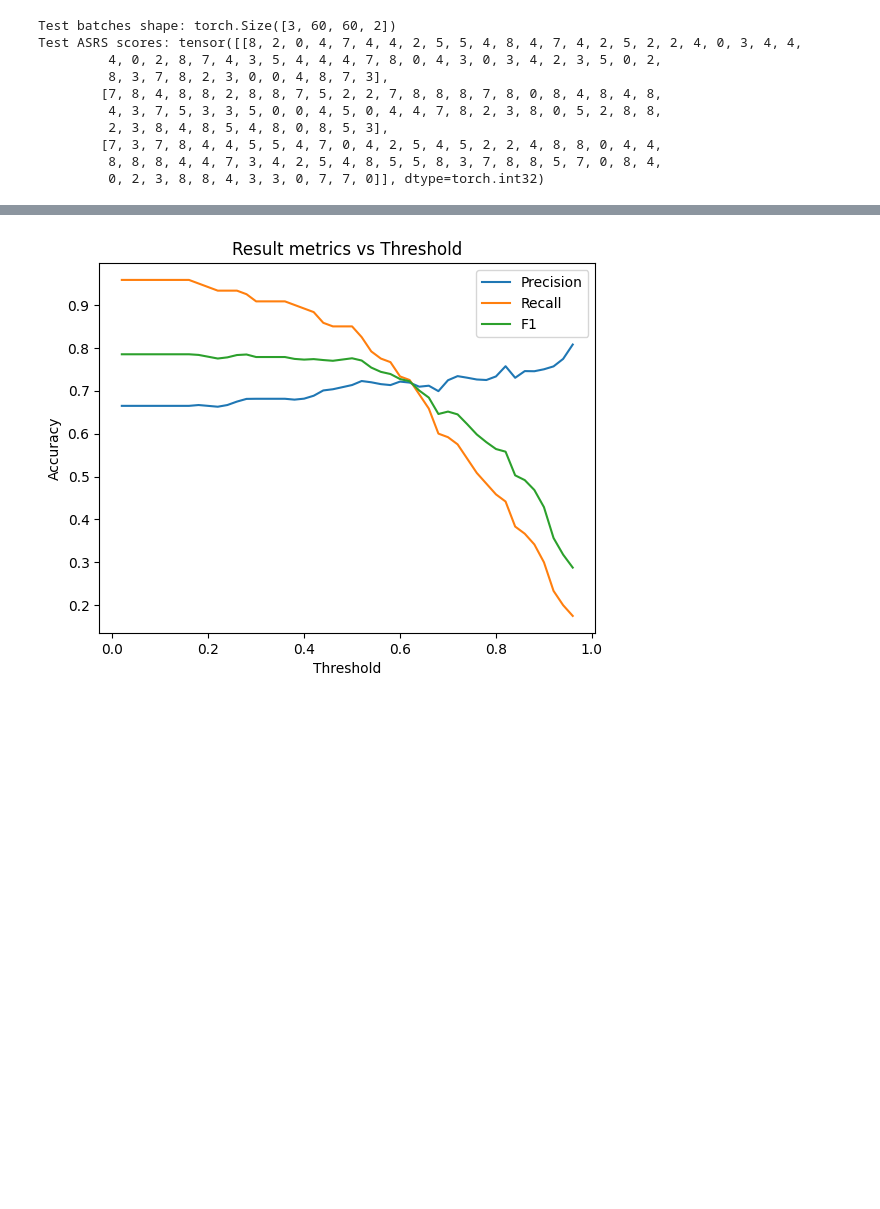
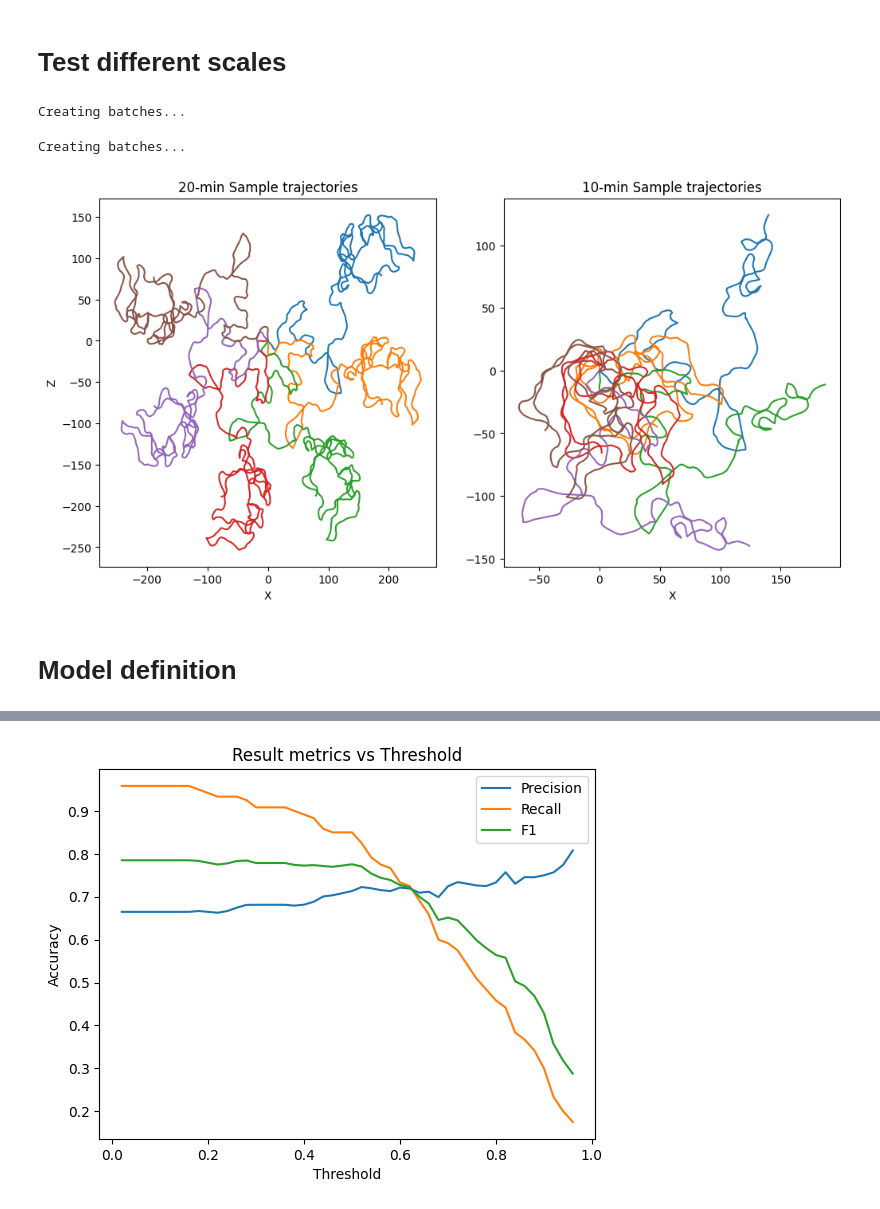
Before and after one commit to TomFiz/neuroforest, a Jupyter notebook: neuroforest-master/notebooks/analyze_trajectories.ipynb, the cells around one changed output, grey strips where cells are left out. Drawn from its saved outputs; the diff is of its cells as text; code cells hidden in the pictures; blank space fills up the shorter version.

```diff
--- a/neuroforest-master/notebooks/analyze_trajectories.ipynb
+++ b/neuroforest-master/notebooks/analyze_trajectories.ipynb
@@ -117,17 +92,0 @@ ASRS scores: tensor([[ 0,  2,  5,  5,  6,  1, 12,  6,  2,  4,  6,  6,  5,  5,  2
-# %%
-test_batches, test_asrs = create_batches(dataloader_2024, "uniform", batch_size=batch_size, subsample=True)
-test_HP_adhd = torch.Tensor((np.array(test_asrs) >= 4).astype(int))
-
-print(f"Test batches shape: {test_batches.shape}")
-print(f"Test ASRS scores: {test_asrs}")
-# %% [output]
-Test batches shape: torch.Size([3, 60, 60, 2])
-Test ASRS scores: tensor([[8, 2, 0, 4, 7, 4, 4, 2, 5, 5, 4, 8, 4, 7, 4, 2, 5, 2, 2, 4, 0, 3, 4, 4,
-         4, 0, 2, 8, 7, 4, 3, 5, 4, 4, 4, 7, 8, 0, 4, 3, 0, 3, 4, 2, 3, 5, 0, 2,
-         8, 3, 7, 8, 2, 3, 0, 0, 4, 8, 7, 3],
-        [7, 8, 4, 8, 8, 2, 8, 8, 7, 5, 2, 2, 7, 8, 8, 8, 7, 8, 0, 8, 4, 8, 4, 8,
-         4, 3, 7, 5, 3, 3, 5, 0, 0, 4, 5, 0, 4, 4, 7, 8, 2, 3, 8, 0, 5, 2, 8, 8,
-         2, 3, 8, 4, 8, 5, 4, 8, 0, 8, 5, 3],
-        [7, 3, 7, 8, 4, 4, 5, 5, 4, 7, 0, 4, 2, 5, 4, 5, 2, 2, 4, 8, 8, 0, 4, 4,
-         8, 8, 8, 4, 4, 7, 3, 4, 2, 5, 4, 8, 5, 5, 8, 3, 7, 8, 8, 5, 7, 0, 8, 4,
-         0, 2, 3, 8, 8, 4, 3, 3, 0, 7, 7, 0]], dtype=torch.int32)
@@ -134,3 +106,29 @@ Test ASRS scores: tensor([[8, 2, 0, 4, 7, 4, 4, 2, 5, 5, 4, 8, 4, 7, 4, 2, 5, 2,
+# %% [markdown]
+# Test different scales
+# %%
+batch_size = 6
+scales = [1,2]
+x_1, _ = create_batches(dataloader, "uniform", batch_size, scale=scales[0], subsample=True, augmentation=True, shuffle=False)
+x_2, _ = create_batches(dataloader, "uniform", batch_size, scale=scales[1], subsample=True, augmentation=True, shuffle=False)
+duration_1, duration_2 = x_1.shape[2]//60, x_2.shape[2]//60
+
+# Plot the first 10 trajectories
+fig, axes = plt.subplots(1, 2, figsize=(12, 6))
+for i in range(batch_size):
+    axes[0].plot(x_1[0, i, :, 0].flatten(), x_1[0, i, :, 1].flatten(), label=f'{duration_1}-min trajectories {i+1}')
+    axes[1].plot(x_2[0, i, :, 0].flatten(), x_2[0, i, :, 1].flatten(), label=f'{duration_2}-min trajectories {i+1}')
+axes[0].set_xlabel('X')
+axes[0].set_ylabel('Z')
+axes[0].set_title(f'{duration_1}-min Sample trajectories')
+axes[1].set_xlabel('X')
+axes[1].set_title(f'{duration_2}-min Sample trajectories')
+plt.show()
+# %% [output]
+Creating batches...
+Creating batches...
+[figure, added]
+# %% [markdown]
+# Model definition
 # %%
 class LSTMWithAttention(nn.Module):
     def __init__(self, input_dim, hidden_dim, num_layers, dropout, seq_len):
```
Also changed, not shown: parts of 15 cells of this notebook, 1 other file.
